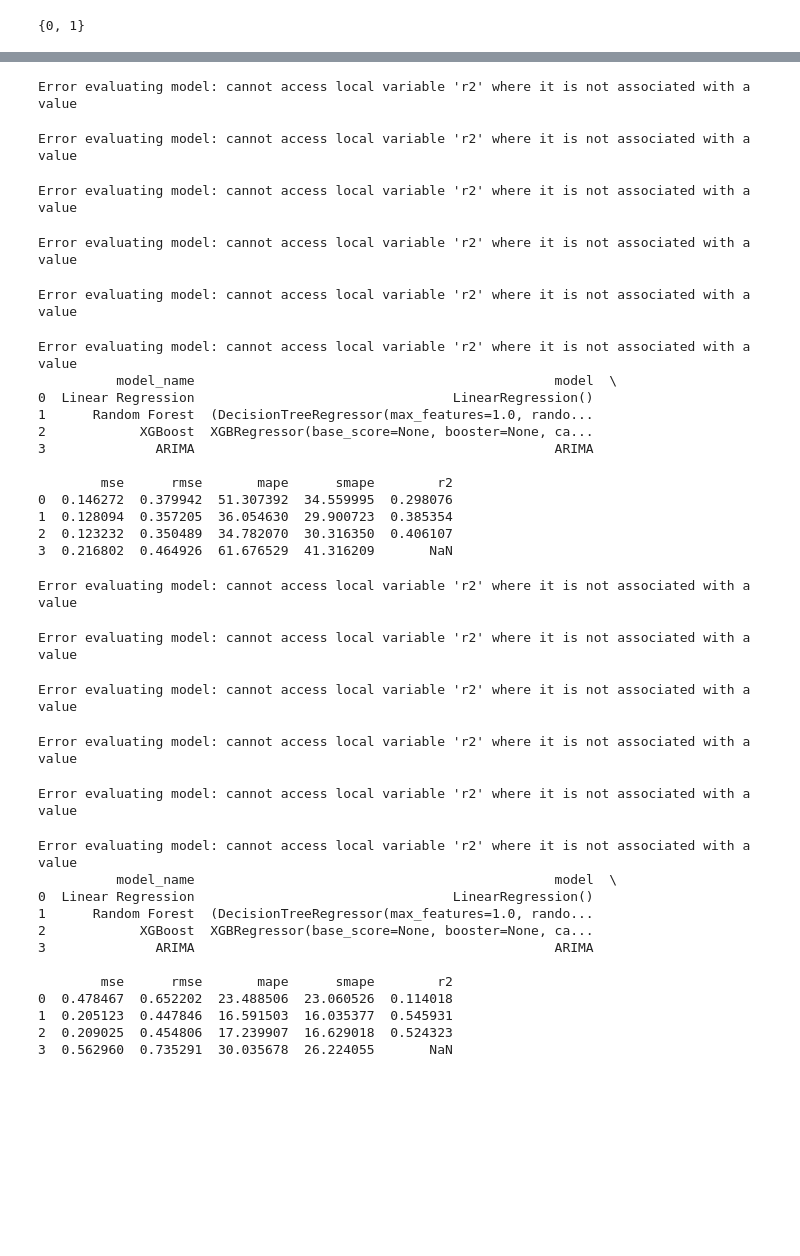
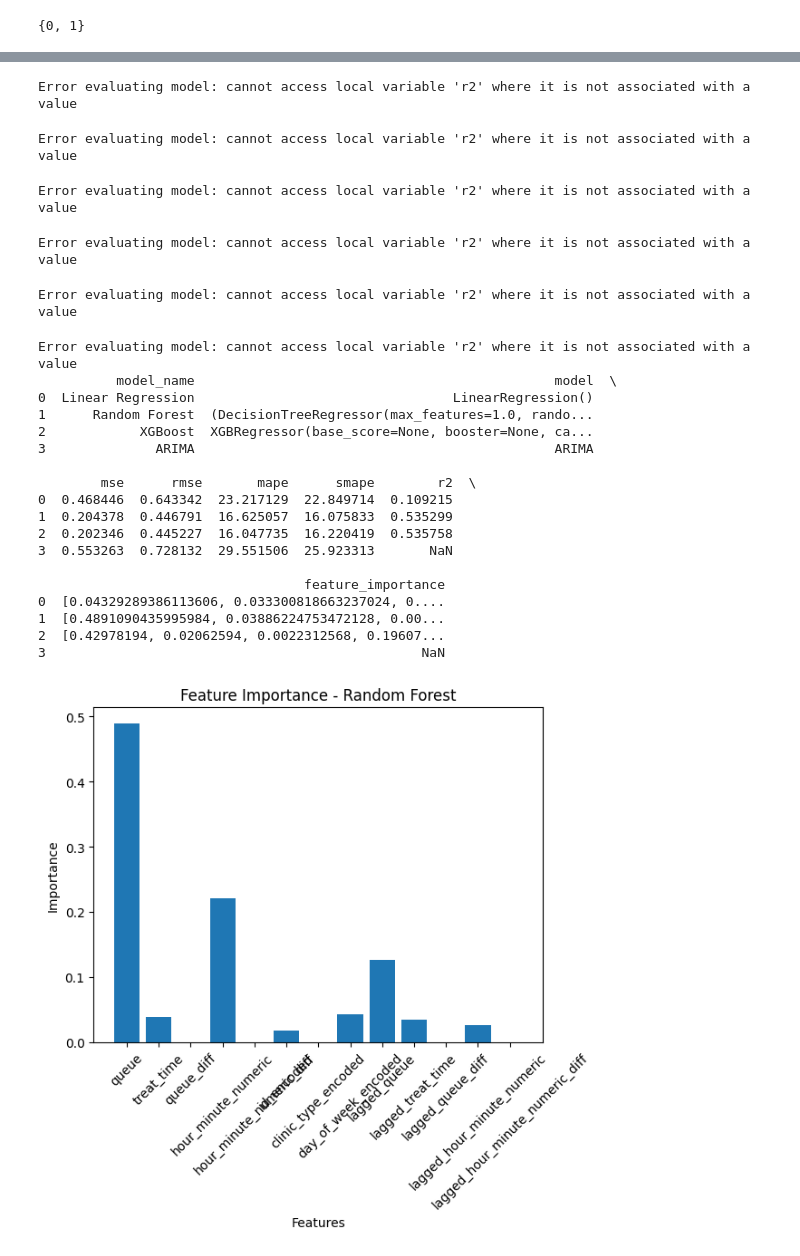
Before and after one commit to DerekWu1/wic_wait_times, a Jupyter notebook: model.ipynb, the cells around one changed output, grey strips where cells are left out. Cells and saved outputs as stored; diff of their text form; code cells hidden in the pictures; blank space fills up the shorter version.

Commit message:
including feature importance analysis - tested individual wic preds, wic are hard to pred

```diff
--- a/model.ipynb
+++ b/model.ipynb
@@ -348,32 +341,20 @@ custom_splitter = GroupedTimeSeriesSplit(
     n_splits=6
 )
 # %%
-#### WIC
-#### WICS need to be grouped by location i reckon
+# #### WIC - DICWIC
+# #### WICS need to be grouped by location i reckon
 
-# Apply the evaluation function
-# WIC areas we get about a estimate 14 minute +- error
-models[['mse', 'rmse', 'mape', 'smape', 'r2']] = models['model'].apply(
-    lambda m: pd.Series(evaluate_model_with_grouped_cv(m, X, y, custom_splitter, p_range, d_range, q_range))
-)
+# # Apply the evaluation function
+# # WIC areas we get about a estimate 30 minute +- error
 
-# Display results
-print(models)
+# # Apply the evaluation function and include feature importance
+# results = models['model'].apply(
+#     lambda m: pd.Series(evaluate_model_with_grouped_cv(m, X, y, custom_splitter, p_range, d_range, q_range))
+# )
+
+# # Extract metrics and feature importance
+# models[['mse', 'rmse', 'mape', 'smape', 'r2']] = results.iloc[:, :5]
+# models['feature_importance'] = results.iloc[:, 5]
+
+# # Display results
+# print(models)
-# %% [output]
-Error evaluating model: cannot access local variable 'r2' where it is not associated with a value
-Error evaluating model: cannot access local variable 'r2' where it is not associated with a value
-Error evaluating model: cannot access local variable 'r2' where it is not associated with a value
-Error evaluating model: cannot access local variable 'r2' where it is not associated with a value
-Error evaluating model: cannot access local variable 'r2' where it is not associated with a value
-Error evaluating model: cannot access local variable 'r2' where it is not associated with a value
-          model_name                                              model  \
-0  Linear Regression                                 LinearRegression()
-1      Random Forest  (DecisionTreeRegressor(max_features=1.0, rando...
-2            XGBoost  XGBRegressor(base_score=None, booster=None, ca...
-3              ARIMA                                              ARIMA
-
-        mse      rmse       mape      smape        r2
-0  0.146272  0.379942  51.307392  34.559995  0.298076
-1  0.128094  0.357205  36.054630  29.900723  0.385354
-2  0.123232  0.350489  34.782070  30.316350  0.406107
-3  0.216802  0.464926  61.676529  41.316209       NaN
@@ -382,10 +376,15 @@ Error evaluating model: cannot access local variable 'r2' where it is not associ
 
 # Apply the evaluation function
 # ED areas we get about a estimate 14 minute +- error
-models[['mse', 'rmse', 'mape', 'smape', 'r2']] = models['model'].apply(
+
+results = models['model'].apply(
     lambda m: pd.Series(evaluate_model_with_grouped_cv(m, X, y, custom_splitter, p_range, d_range, q_range))
 )
 
+# Extract metrics and feature importance
+models[['mse', 'rmse', 'mape', 'smape', 'r2']] = results.iloc[:, :5]
+models['feature_importance'] = results.iloc[:, 5]
+
 # Display results
 print(models)
 # %% [output]
@@ -401,8 +400,29 @@ Error evaluating model: cannot access local variable 'r2' where it is not associ
 2            XGBoost  XGBRegressor(base_score=None, booster=None, ca...
 3              ARIMA                                              ARIMA
 
-        mse      rmse       mape      smape        r2
-0  0.478467  0.652202  23.488506  23.060526  0.114018
-1  0.205123  0.447846  16.591503  16.035377  0.545931
-2  0.209025  0.454806  17.239907  16.629018  0.524323
-3  0.562960  0.735291  30.035678  26.224055       NaN
+        mse      rmse       mape      smape        r2  \
+0  0.468446  0.643342  23.217129  22.849714  0.109215
+1  0.204378  0.446791  16.625057  16.075833  0.535299
+2  0.202346  0.445227  16.047735  16.220419  0.535758
+3  0.553263  0.728132  29.551506  25.923313       NaN
+
+                                  feature_importance
+0  [0.04329289386113606, 0.033300818663237024, 0....
+1  [0.4891090435995984, 0.03886224753472128, 0.00...
+2  [0.42978194, 0.02062594, 0.0022312568, 0.19607...
+3                                                NaN
+# %%
+import matplotlib.pyplot as plt
+
+# Extract feature importance for Random Forest (as an example)
+rf_importance = models.loc[models['model_name'] == 'Random Forest', 'feature_importance'].values[0]
+
+# Plot feature importance
+plt.bar(X.columns, rf_importance)
+plt.xlabel('Features')
+plt.ylabel('Importance')
+plt.title('Feature Importance - Random Forest')
+plt.xticks(rotation=45)
+plt.show()
+# %% [output]
+[figure, added]
```
Also changed, not shown: parts of 6 cells of this notebook, 1 other file.
